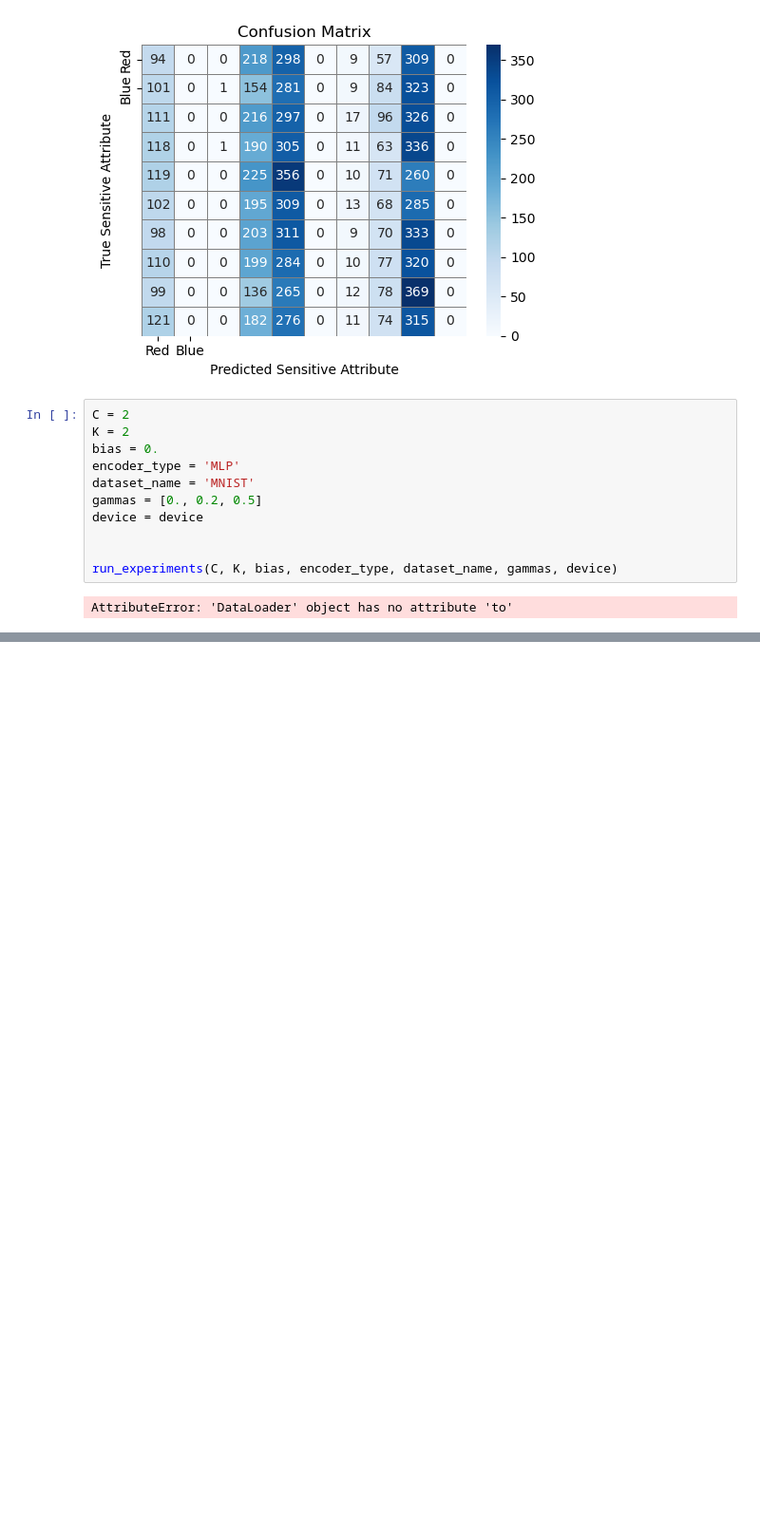
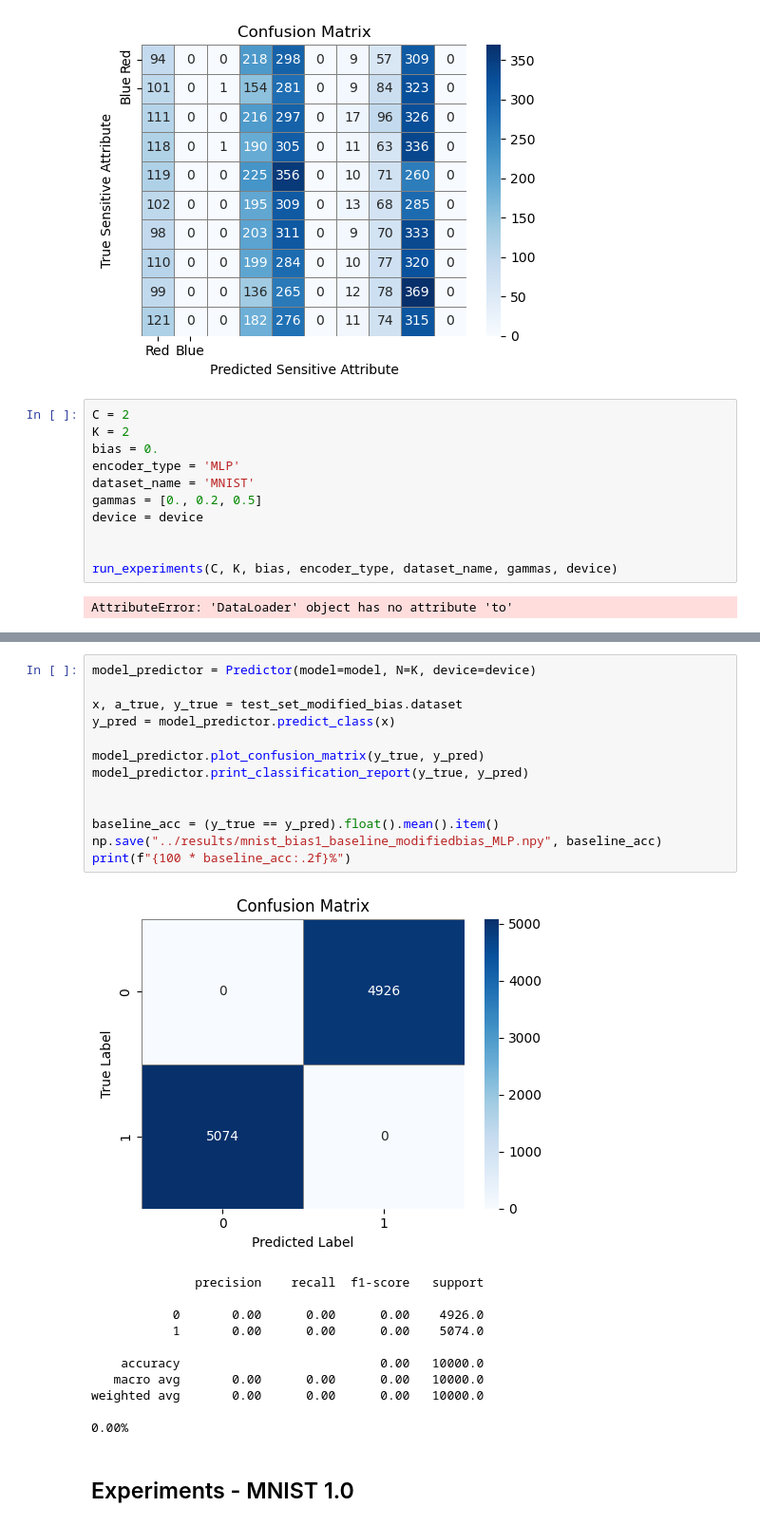
Before and after one commit to Vinschers/LAFTR, a Jupyter notebook: notebooks/LAFTR.ipynb, the cells around one changed output, grey strips where cells are left out. Shown at 95% size. Saved outputs shown, nothing was run; the diff lists cells and outputs as text; blank space fills up the shorter version.

```diff
--- a/notebooks/LAFTR.ipynb
+++ b/notebooks/LAFTR.ipynb
@@ -665,0 +778,27 @@ AttributeError: 'DataLoader' object has no attribute 'to'
+# %%
+model_predictor = Predictor(model=model, N=K, device=device)
+
+x, a_true, y_true = test_set_modified_bias.dataset
+y_pred = model_predictor.predict_class(x)
+
+model_predictor.plot_confusion_matrix(y_true, y_pred)
+model_predictor.print_classification_report(y_true, y_pred)
+
+
+baseline_acc = (y_true == y_pred).float().mean().item()
+np.save("../results/mnist_bias1_baseline_modifiedbias_MLP.npy", baseline_acc)
+print(f"{100 * baseline_acc:.2f}%")
+# %% [output]
+[figure, added]
+              precision    recall  f1-score   support
+
+           0       0.00      0.00      0.00    4926.0
+           1       0.00      0.00      0.00    5074.0
+
+    accuracy                           0.00   10000.0
+   macro avg       0.00      0.00      0.00   10000.0
+weighted avg       0.00      0.00      0.00   10000.0
+
+0.00%
+# %% [markdown]
+## Experiments - MNIST 1.0
```
Also changed, not shown: parts of 27 cells of this notebook.
